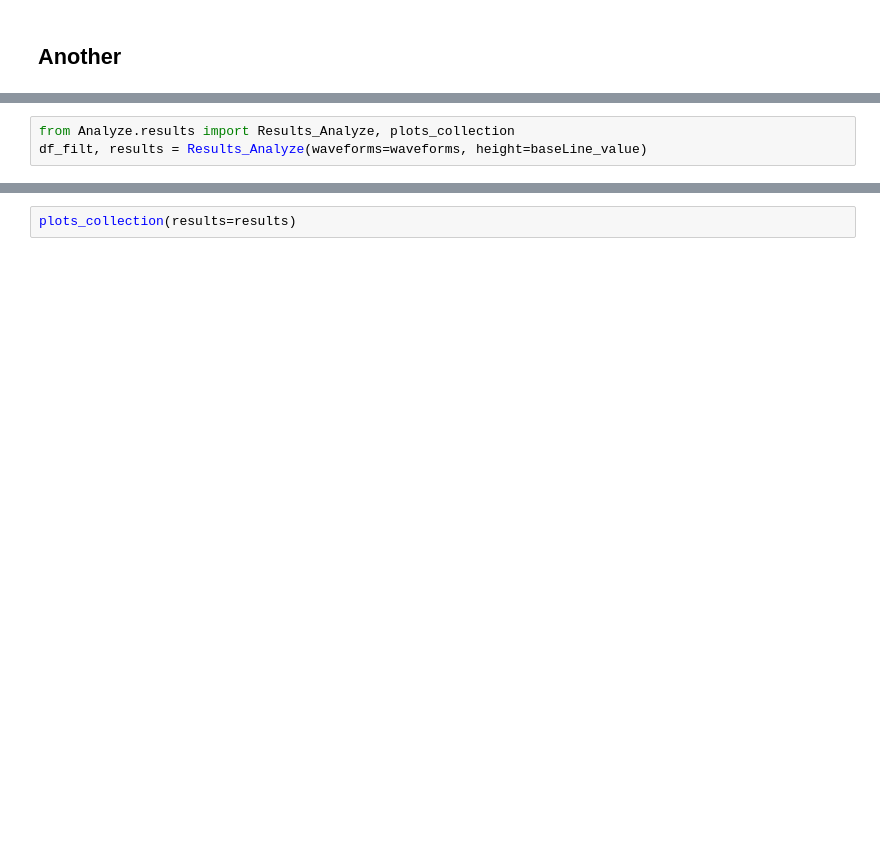
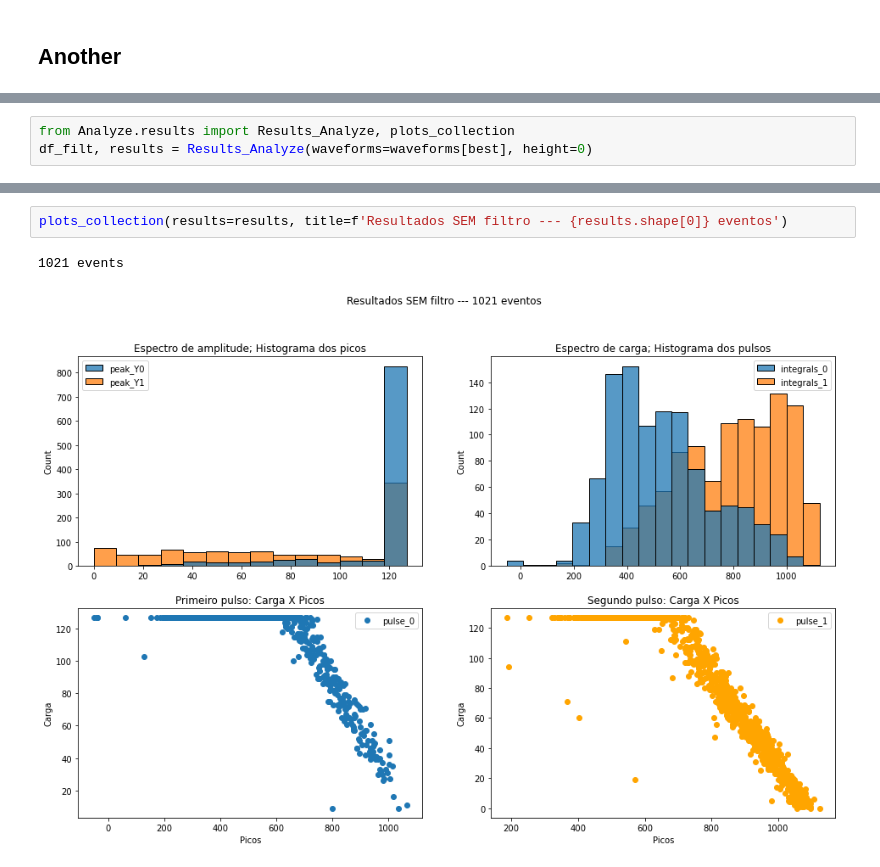
Before and after one commit to afauth/mudecay, a Jupyter notebook: MuonDecay/data_analyze/analyze.ipynb, the cells around one changed output, grey strips where cells are left out. Cells and saved outputs as stored; diff of their text form; blank space fills up the shorter version.

```diff
--- a/MuonDecay/data_analyze/analyze.ipynb
+++ b/MuonDecay/data_analyze/analyze.ipynb
@@ -194,3 +126,3 @@ plot_figure(column='event_20')
 # %%
 from Analyze.results import Results_Analyze, plots_collection
-df_filt, results = Results_Analyze(waveforms=waveforms, height=baseLine_value)
+df_filt, results = Results_Analyze(waveforms=waveforms[best], height=0)
@@ -201,4 +155,7 @@ results.head()
-# %%
-plots_collection(results=results)
+# %%
+plots_collection(results=results, title=f'Resultados SEM filtro --- {results.shape[0]} eventos')
+# %% [output]
+1021 events
+[figure, added]
 # %%
 results_filt_integral = results.query("integrals_0 < integrals_1")
```
Also changed, not shown: parts of 28 cells of this notebook, 14 other files.
